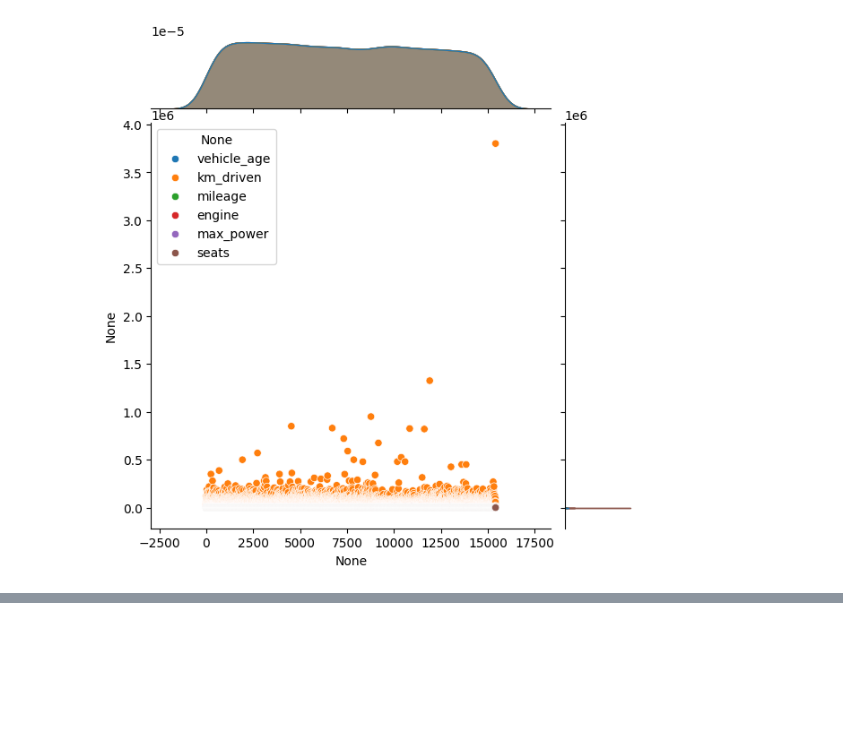
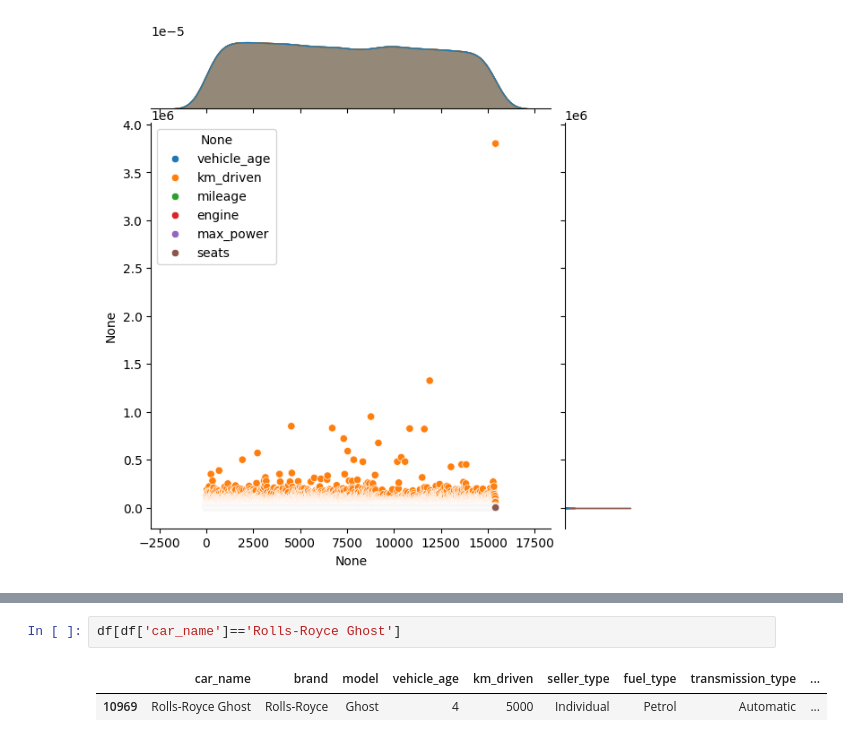
Before and after one commit to Abhishek4209/CAR-DEKHO-MODEL, a Jupyter notebook: notebooks/eda.ipynb, the cells around one changed output, grey strips where cells are left out. Drawn from its saved outputs; the diff is of its cells as text; blank space fills up the shorter version.

```diff
--- a/notebooks/eda.ipynb
+++ b/notebooks/eda.ipynb
@@ -241,0 +296,5 @@ sns.jointplot(df)
+# %%
+df[df['car_name']=='Rolls-Royce Ghost']
+# %% [output]
+|  | car_name | brand | model | vehicle_age | km_driven | seller_type | fuel_type | transmission_type | ... |
+| 10969 | Rolls-Royce Ghost | Rolls-Royce | Ghost | 4 | 5000 | Individual | Petrol | Automatic | ... |
```
Also changed, not shown: parts of 6 cells of this notebook, 9 other files.
